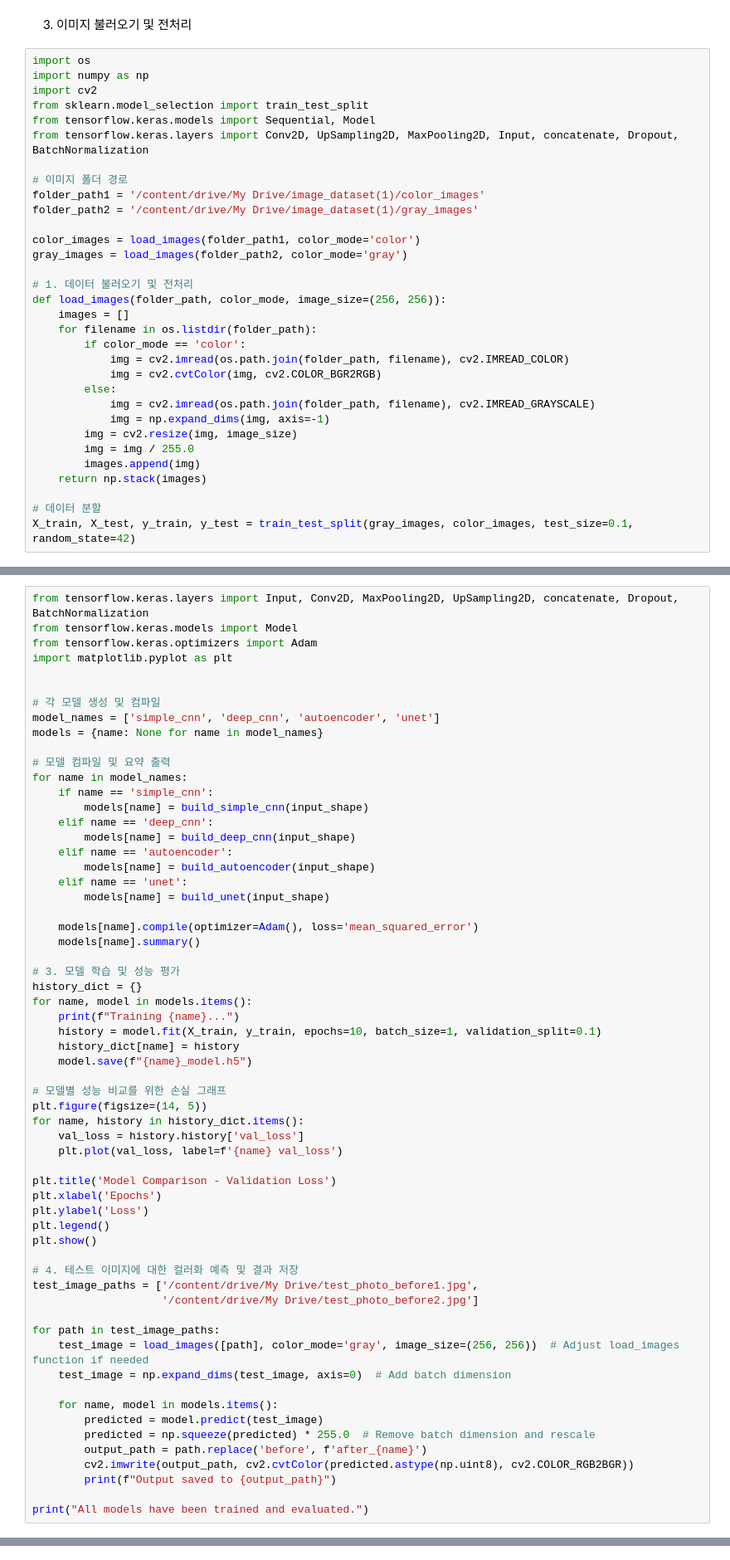
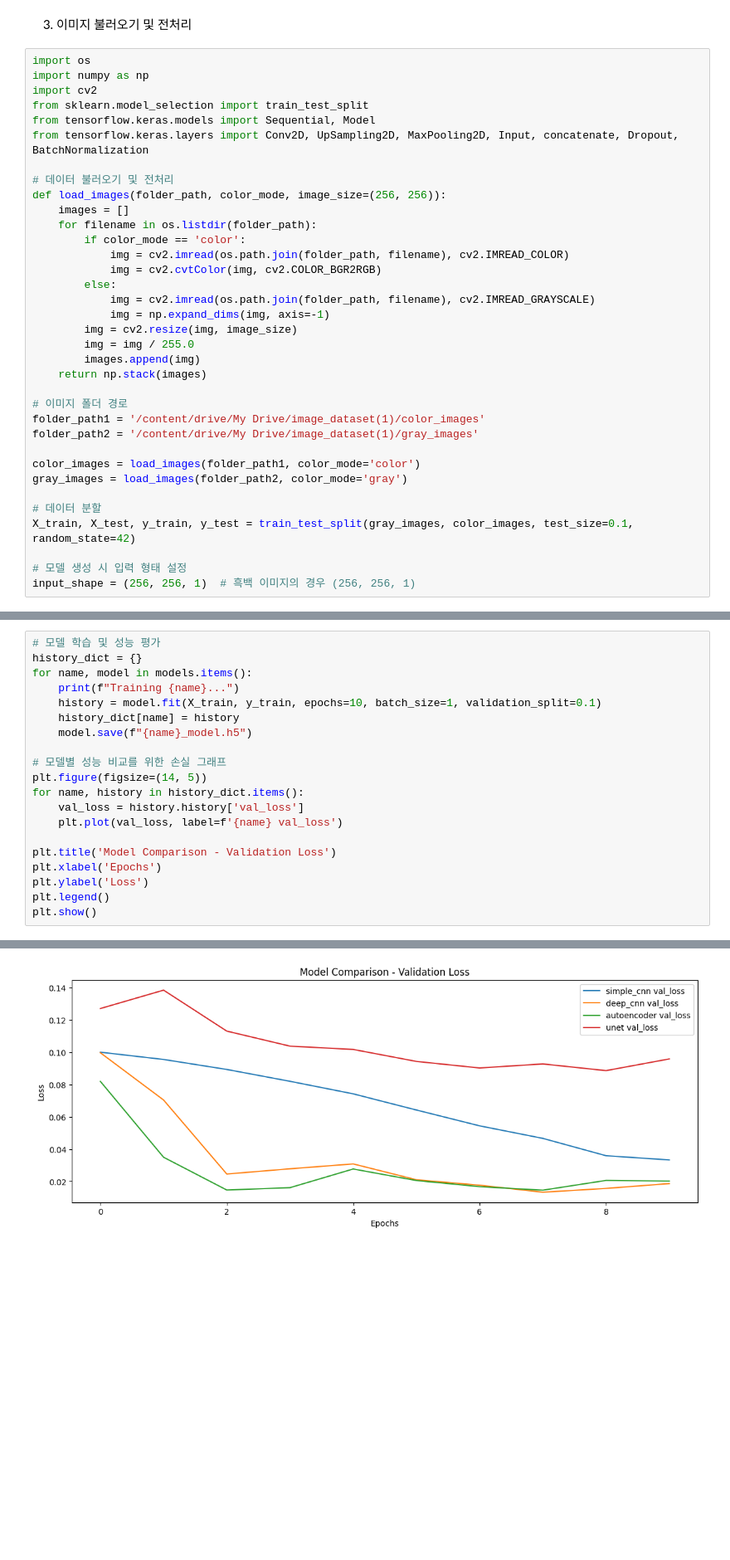
Before and after one commit to pixelwizard2/Project.AI--ColorQuest---AI-s-Journey-in-Reviving-WWII-Imagery, a Jupyter notebook: ColorQuest_code_(한국어).ipynb, the cells around one changed output, grey strips where cells are left out. Shown at 83% size. Drawn from its saved outputs; the diff is of its cells as text; blank space fills up the shorter version.

```diff
--- a/ColorQuest_code_(한국어).ipynb
+++ b/ColorQuest_code_(한국어).ipynb
@@ -53,14 +53,7 @@ from sklearn.model_selection import train_test_split
 from tensorflow.keras.models import Sequential, Model
 from tensorflow.keras.layers import Conv2D, UpSampling2D, MaxPooling2D, Input, concatenate, Dropout, BatchNormalization
 
-# 이미지 폴더 경로
-folder_path1 = '/content/drive/My Drive/image_dataset(1)/color_images'
-folder_path2 = '/content/drive/My Drive/image_dataset(1)/gray_images'
-
-color_images = load_images(folder_path1, color_mode='color')
-gray_images = load_images(folder_path2, color_mode='gray')
-
-# 1. 데이터 불러오기 및 전처리
+# 데이터 불러오기 및 전처리
 def load_images(folder_path, color_mode, image_size=(256, 256)):
     images = []
     for filename in os.listdir(folder_path):
@@ -75,5 +68,15 @@ def load_images(folder_path, color_mode, image_size=(256, 256)):
         images.append(img)
     return np.stack(images)
 
+# 이미지 폴더 경로
+folder_path1 = '/content/drive/My Drive/image_dataset(1)/color_images'
+folder_path2 = '/content/drive/My Drive/image_dataset(1)/gray_images'
+
+color_images = load_images(folder_path1, color_mode='color')
+gray_images = load_images(folder_path2, color_mode='gray')
+
 # 데이터 분할
 X_train, X_test, y_train, y_test = train_test_split(gray_images, color_images, test_size=0.1, random_state=42)
+
+# 모델 생성 시 입력 형태 설정
+input_shape = (256, 256, 1)  # 흑백 이미지의 경우 (256, 256, 1)
@@ -170,29 +209,5 @@ for name, model in models.items():
 # %%
-from tensorflow.keras.layers import Input, Conv2D, MaxPooling2D, UpSampling2D, concatenate, Dropout, BatchNormalization
-from tensorflow.keras.models import Model
-from tensorflow.keras.optimizers import Adam
-import matplotlib.pyplot as plt
-
-
-# 각 모델 생성 및 컴파일
-model_names = ['simple_cnn', 'deep_cnn', 'autoencoder', 'unet']
-models = {name: None for name in model_names}
-
-# 모델 컴파일 및 요약 출력
-for name in model_names:
-    if name == 'simple_cnn':
-        models[name] = build_simple_cnn(input_shape)
-    elif name == 'deep_cnn':
-        models[name] = build_deep_cnn(input_shape)
-    elif name == 'autoencoder':
-        models[name] = build_autoencoder(input_shape)
-    elif name == 'unet':
-        models[name] = build_unet(input_shape)
-
-    models[name].compile(optimizer=Adam(), loss='mean_squared_error')
-    models[name].summary()
-
-# 3. 모델 학습 및 성능 평가
+# 모델 학습 및 성능 평가
 history_dict = {}
 for name, model in models.items():
     print(f"Training {name}...")
@@ -211,20 +226,4 @@ plt.xlabel('Epochs')
 plt.ylabel('Loss')
 plt.legend()
 plt.show()
-
-# 4. 테스트 이미지에 대한 컬러화 예측 및 결과 저장
-test_image_paths = ['/content/drive/My Drive/test_photo_before1.jpg',
-                    '/content/drive/My Drive/test_photo_before2.jpg']
-
-for path in test_image_paths:
-    test_image = load_images([path], color_mode='gray', image_size=(256, 256))  # Adjust load_images function if needed
-    test_image = np.expand_dims(test_image, axis=0)  # Add batch dimension
-
-    for name, model in models.items():
-        predicted = model.predict(test_image)
-        predicted = np.squeeze(predicted) * 255.0  # Remove batch dimension and rescale
-        output_path = path.replace('before', f'after_{name}')
-        cv2.imwrite(output_path, cv2.cvtColor(predicted.astype(np.uint8), cv2.COLOR_RGB2BGR))
-        print(f"Output saved to {output_path}")
-
-print("All models have been trained and evaluated.")
+# %% [output]
@@ -230,0 +247 @@ print("All models have been trained and evaluated.")
+[figure, added]
```
Also changed, not shown: parts of 14 cells of this notebook.
